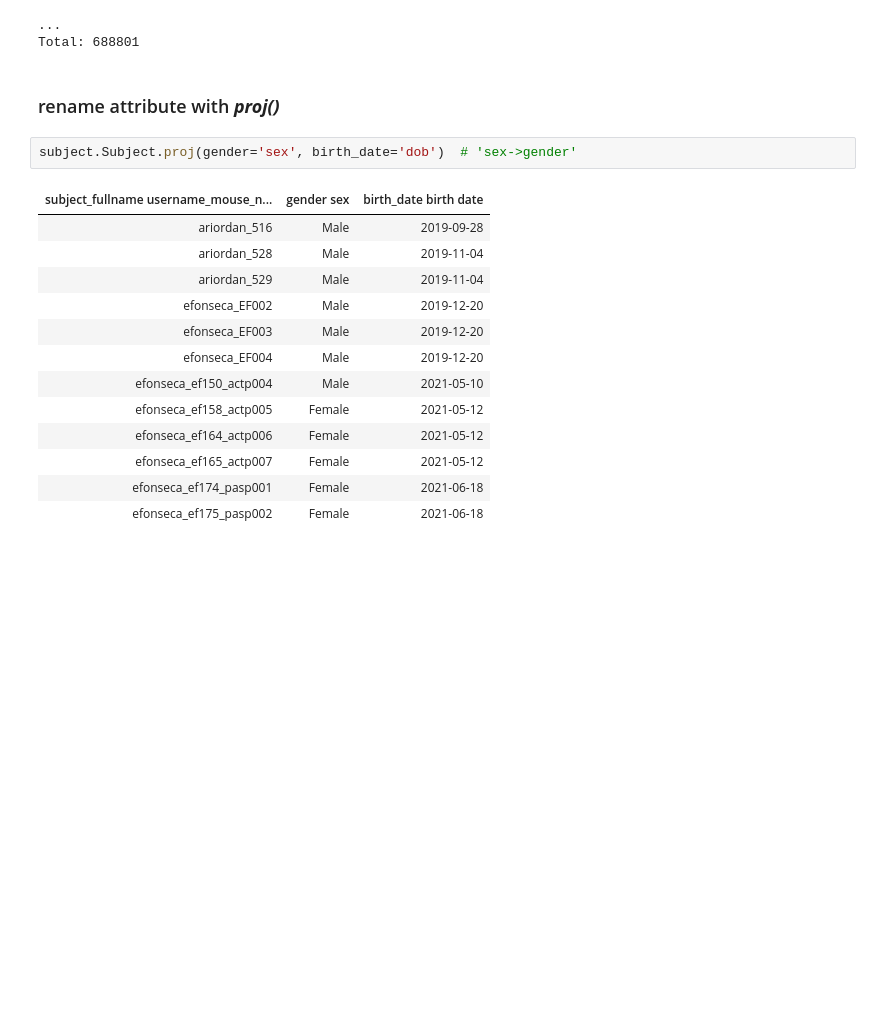
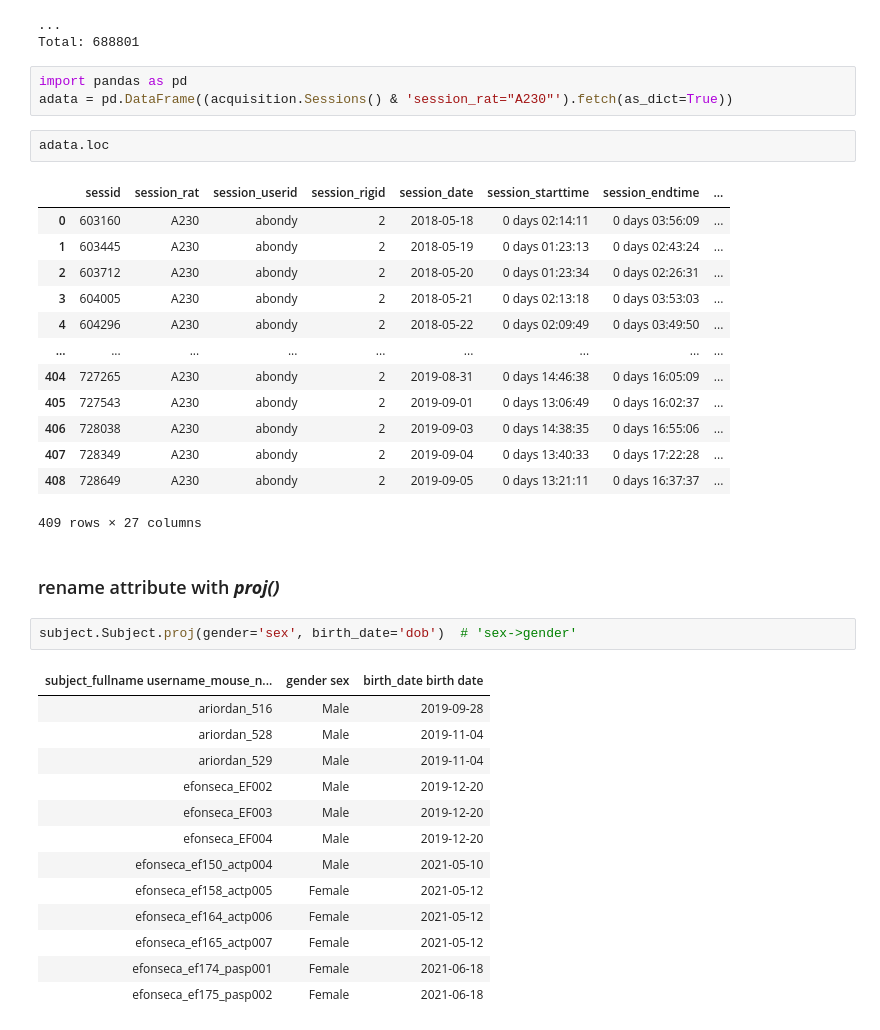
Before and after one commit to kabilar/bl_pipeline_python, a Jupyter notebook: notebooks/tutorials/1-Explore U19 data pipeline with DataJoint.ipynb, the cells around one changed output. Cells and saved outputs as stored; diff of their text form; blank space fills up the shorter version.

Commit message:
First step notebook to explore data

```diff
--- a/notebooks/tutorials/1-Explore U19 data pipeline with DataJoint.ipynb
+++ b/notebooks/tutorials/1-Explore U19 data pipeline with DataJoint.ipynb
@@ -322,6 +322,25 @@ acquisition.Sessions()
 | 65753 | B093 | bwen | 27 | 2009-12-15 | ... |
 ...
 Total: 688801
+# %%
+import pandas as pd
+adata = pd.DataFrame((acquisition.Sessions() & 'session_rat="A230"').fetch(as_dict=True))
+# %%
+adata.loc
+# %% [output]
+|  | sessid | session_rat | session_userid | session_rigid | session_date | session_starttime | session_endtime | ... |
+| 0 | 603160 | A230 | abondy | 2 | 2018-05-18 | 0 days 02:14:11 | 0 days 03:56:09 | ... |
+| 1 | 603445 | A230 | abondy | 2 | 2018-05-19 | 0 days 01:23:13 | 0 days 02:43:24 | ... |
+| 2 | 603712 | A230 | abondy | 2 | 2018-05-20 | 0 days 01:23:34 | 0 days 02:26:31 | ... |
+| 3 | 604005 | A230 | abondy | 2 | 2018-05-21 | 0 days 02:13:18 | 0 days 03:53:03 | ... |
+| 4 | 604296 | A230 | abondy | 2 | 2018-05-22 | 0 days 02:09:49 | 0 days 03:49:50 | ... |
+| ... | ... | ... | ... | ... | ... | ... | ... | ... |
+| 404 | 727265 | A230 | abondy | 2 | 2019-08-31 | 0 days 14:46:38 | 0 days 16:05:09 | ... |
+| 405 | 727543 | A230 | abondy | 2 | 2019-09-01 | 0 days 13:06:49 | 0 days 16:02:37 | ... |
+| 406 | 728038 | A230 | abondy | 2 | 2019-09-03 | 0 days 14:38:35 | 0 days 16:55:06 | ... |
+| 407 | 728349 | A230 | abondy | 2 | 2019-09-04 | 0 days 13:40:33 | 0 days 17:22:28 | ... |
+| 408 | 728649 | A230 | abondy | 2 | 2019-09-05 | 0 days 13:21:11 | 0 days 16:37:37 | ... |
+409 rows × 27 columns
 # %% [markdown]
 ### rename attribute with ***proj()***
 # %%
```
Also changed, not shown: parts of 1 cell of this notebook.
